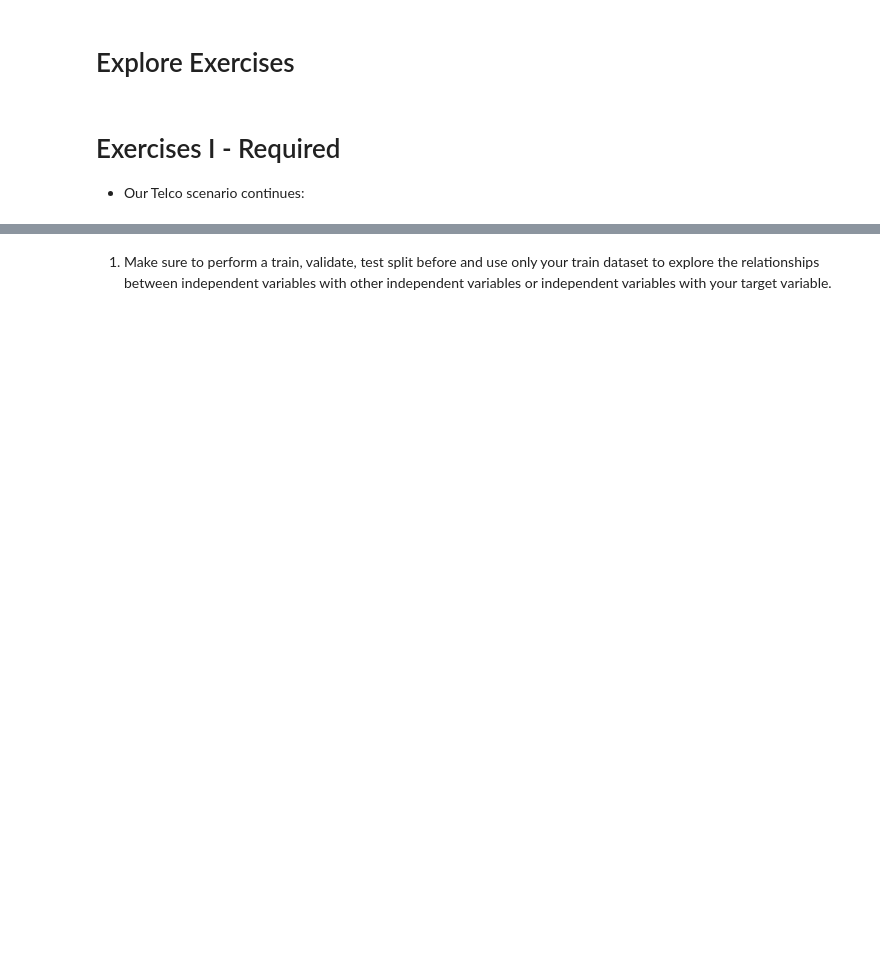
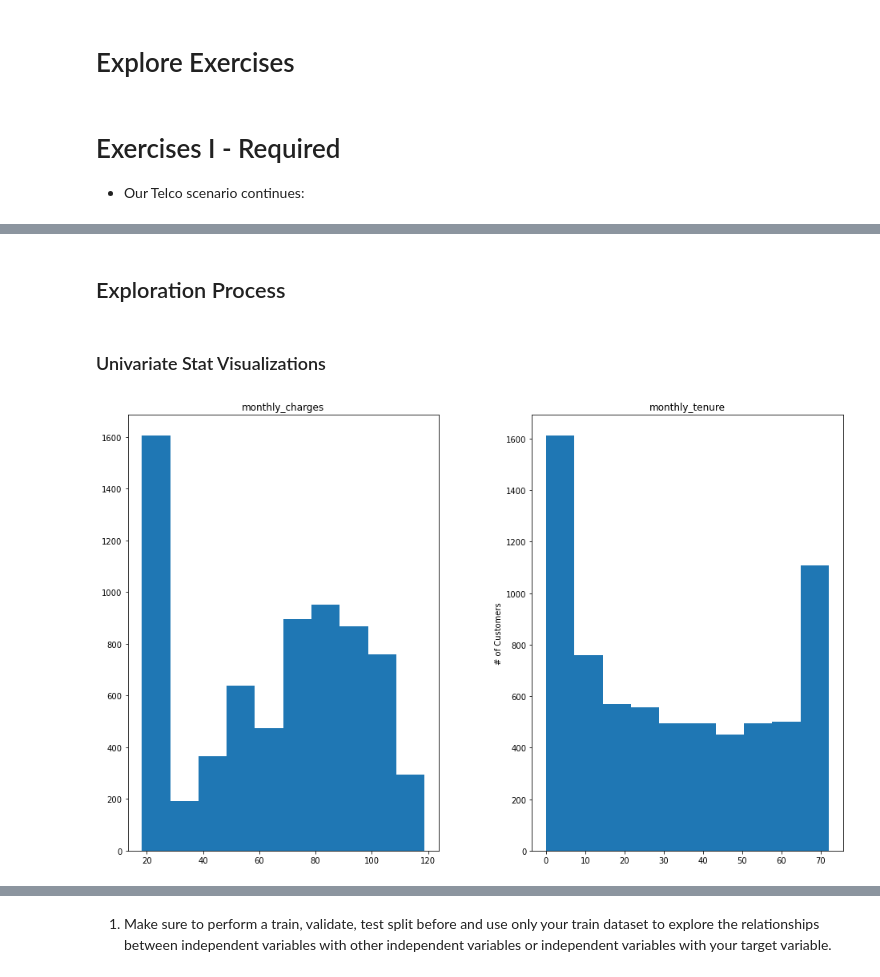
Before and after one commit to rachelrobbinsmayhill/regression-exercises, a Jupyter notebook: explore.ipynb, the cells around one changed output, grey strips where cells are left out. Saved outputs shown, nothing was run; the diff lists cells and outputs as text; code cells hidden in the pictures; blank space fills up the shorter version.

```diff
--- a/explore.ipynb
+++ b/explore.ipynb
@@ -26,0 +43,2 @@ Do your work in a notebook named explore.ipynb. In addition, you should create a
+# %%
+df = wrangle.wrangle_telco()
@@ -26,0 +81,10 @@ Do your work in a notebook named explore.ipynb. In addition, you should create a
+# %% [markdown]
+## Exploration Process
+# %% [markdown]
+### Univariate Stat Visualizations
+# %%
+df.hist(figsize = (16, 10), grid = False, bins=10)
+plt.ylabel('# of Customers')
+plt.show()
+# %% [output]
+[figure, added]
```
Also changed, not shown: parts of 40 cells of this notebook.
